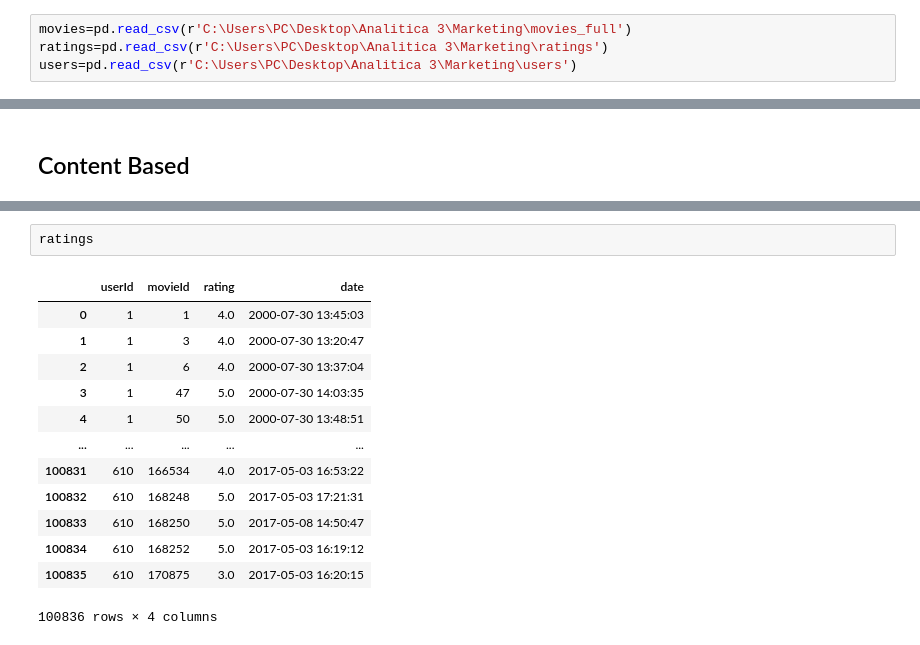
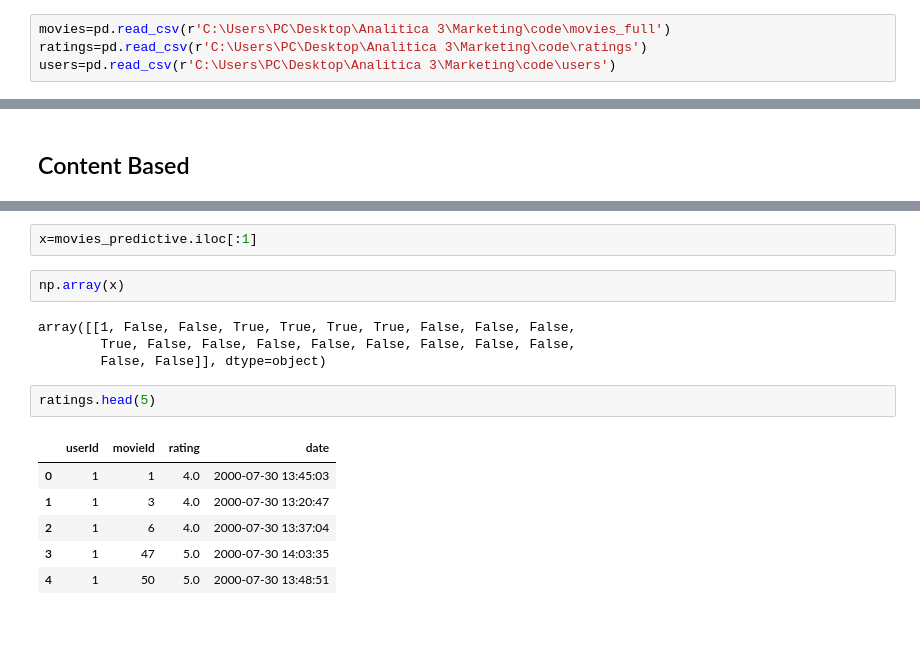
Before and after one commit to DanielGongora28/Marketing_ADA_G2, a Jupyter notebook: AdA_Marketing_G2.ipynb, the cells around one changed output, grey strips where cells are left out. Saved outputs shown, nothing was run; the diff lists cells and outputs as text.

```diff
--- a/AdA_Marketing_G2.ipynb
+++ b/AdA_Marketing_G2.ipynb
@@ -15,9 +16,9 @@ from ipywidgets import interact
 # %% [markdown]
 ## Import data sets
 # %%
-movies=pd.read_csv(r'C:\Users\PC\Desktop\Analitica 3\Marketing\movies_full')
-ratings=pd.read_csv(r'C:\Users\PC\Desktop\Analitica 3\Marketing\ratings')
-users=pd.read_csv(r'C:\Users\PC\Desktop\Analitica 3\Marketing\users')
+movies=pd.read_csv(r'C:\Users\PC\Desktop\Analitica 3\Marketing\code\movies_full')
+ratings=pd.read_csv(r'C:\Users\PC\Desktop\Analitica 3\Marketing\code\ratings')
+users=pd.read_csv(r'C:\Users\PC\Desktop\Analitica 3\Marketing\code\users')
 # %% [markdown]
 ## EDA
 # %%
@@ -151,16 +142,17 @@ movies_predictive
+# %%
+x=movies_predictive.iloc[:1]
+# %%
+np.array(x)
+# %% [output]
+array([[1, False, False, True, True, True, True, False, False, False,
+        True, False, False, False, False, False, False, False, False,
+        False, False]], dtype=object)
 # %%
-ratings
+ratings.head(5)
 # %% [output]
 |  | userId | movieId | rating | date |
 | 0 | 1 | 1 | 4.0 | 2000-07-30 13:45:03 |
 | 1 | 1 | 3 | 4.0 | 2000-07-30 13:20:47 |
 | 2 | 1 | 6 | 4.0 | 2000-07-30 13:37:04 |
 | 3 | 1 | 47 | 5.0 | 2000-07-30 14:03:35 |
 | 4 | 1 | 50 | 5.0 | 2000-07-30 13:48:51 |
-| ... | ... | ... | ... | ... |
-| 100831 | 610 | 166534 | 4.0 | 2017-05-03 16:53:22 |
-| 100832 | 610 | 168248 | 5.0 | 2017-05-03 17:21:31 |
-| 100833 | 610 | 168250 | 5.0 | 2017-05-08 14:50:47 |
-| 100834 | 610 | 168252 | 5.0 | 2017-05-03 16:19:12 |
-| 100835 | 610 | 170875 | 3.0 | 2017-05-03 16:20:15 |
-100836 rows × 4 columns
```
Also changed, not shown: parts of 21 cells of this notebook.
